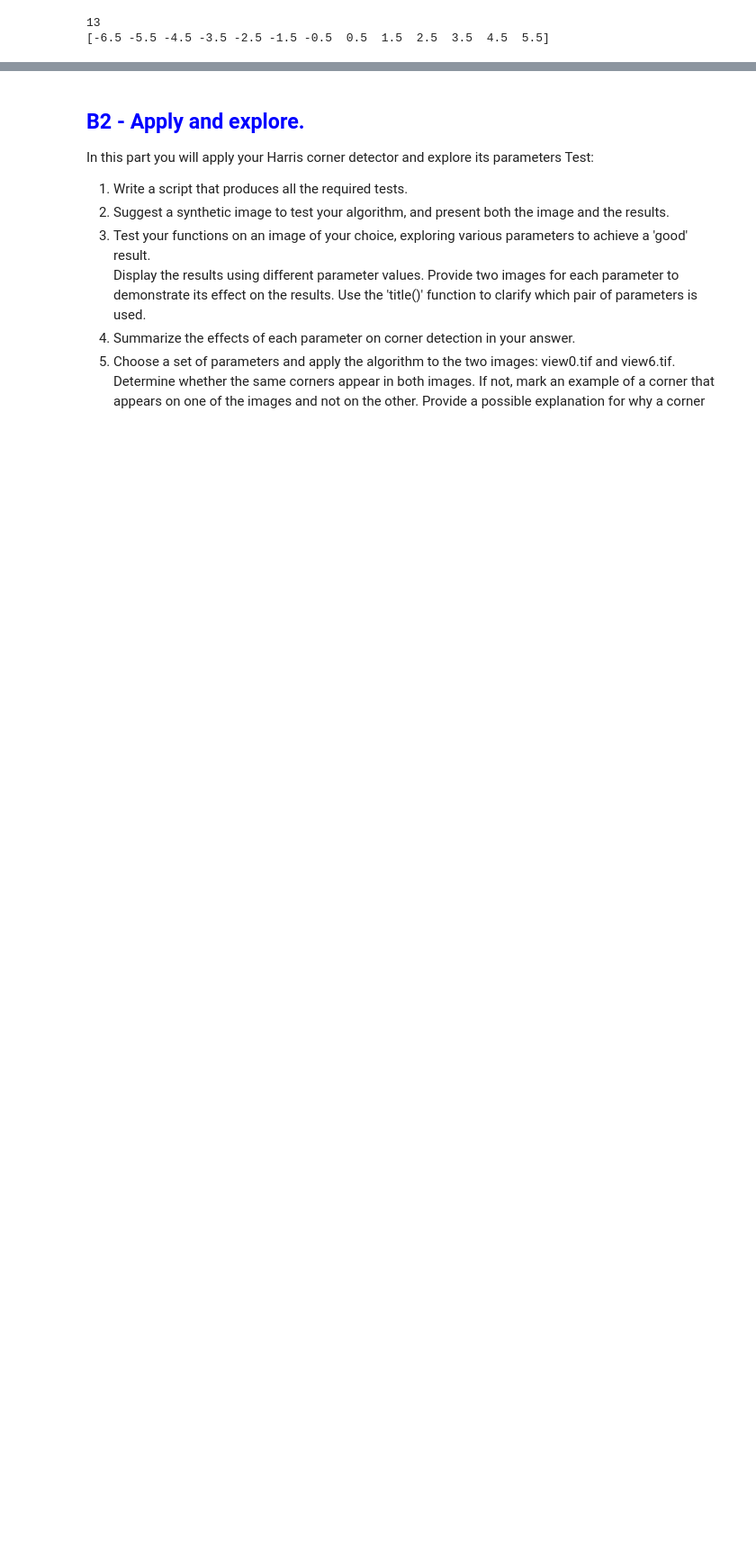
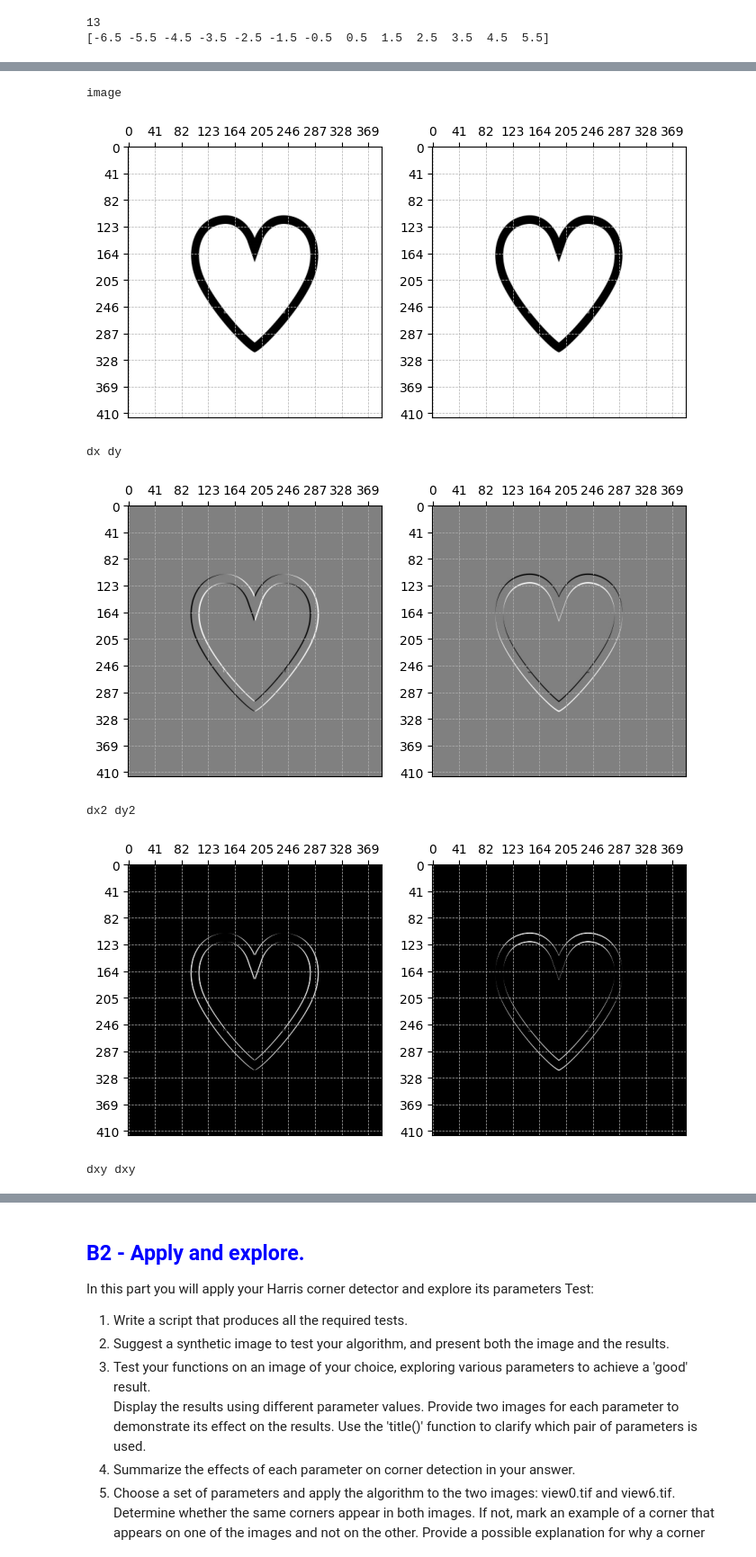
Before and after one commit to haeshed/classic-computer-vision, a Jupyter notebook: Ex1-updated/EX1-updated-1_test.ipynb, the cells around one changed output, grey strips where cells are left out. Shown at 90% size. Drawn from its saved outputs; the diff is of its cells as text; code cells hidden in the pictures; blank space fills up the shorter version.

```diff
--- a/Ex1-updated/EX1-updated-1_test.ipynb
+++ b/Ex1-updated/EX1-updated-1_test.ipynb
@@ -465,62 +699,77 @@ def my_harris(img_dir,window_size,k,threshold):
 
     img = cv2.imread(img_dir)
     gray = cv2.cvtColor(img,cv2.COLOR_BGR2GRAY)
+    print("image")
+    show2Images(gray, gray)
+    img_gaussian = cv2.GaussianBlur(100,(3,3),0)
 
-    img_gaussian = cv2.GaussianBlur(gray,(3,3),0)
-
-    # Check if the image is exists
-    if img is None:
-        print('Invalid image:' + img_dir)
-        return None
-    else:
-        print('Image successfully read...')
 
     height = img.shape[0]   #.shape[0] outputs height
     width = img.shape[1]    #.shape[1] outputs width .shape[2] outputs color channels of image
     matrix_R = np.zeros((height,width))
 
+
     #   Step 1 - Calculate the x e y image derivatives (dx e dy)
     dx = cv2.Sobel(img_gaussian, cv2.CV_64F, 1, 0, ksize=3)
     dy = cv2.Sobel(img_gaussian, cv2.CV_64F, 0, 1, ksize=3)
-    # dy, dx = np.gradient(gray)
+    dy, dx = np.gradient(gray)
+    # with np.printoptions(threshold=np.inf): print("test: \n",dx)
+    # plot3d(dy)
+    print("dx dy")
+    show2Images(dx, dy)
 
     #   Step 2 - Calculate product and second derivatives (dx2, dy2 e dxy)
     dx2=np.square(dx)
     dy2=np.square(dy)
     dxy=dx*dy
-
+    print("dx2 dy2")
+    show2Images(dx2,dy2)
+    print("dxy dxy")
+    show2Images(dxy,dxy)
     offset = int( window_size / 2 )
     #   Step 3 - Calcular a soma dos produtos das derivadas para cada pixel (Sx2, Sy2 e Sxy)
     print ("Finding Corners...")
     for y in range(offset, height-offset):
         for x in range(offset, width-offset):
             Sx2 = np.sum(dx2[y-offset:y+1+offset, x-offset:x+1+offset])
             Sy2 = np.sum(dy2[y-offset:y+1+offset, x-offset:x+1+offset])
             Sxy = np.sum(dxy[y-offset:y+1+offset, x-offset:x+1+offset])
-
             #   Step 4 - Define the matrix H(x,y)=[[Sx2,Sxy],[Sxy,Sy2]]
             H = np.array([[Sx2,Sxy],[Sxy,Sy2]])
 
             #   Step 5 - Calculate the response function ( R=det(H)-k(Trace(H))^2 )
             det=np.linalg.det(H)
             tr=np.matrix.trace(H)
             R=det-k*(tr**2)
             matrix_R[y-offset, x-offset]=R
 
     #   Step 6 - Apply a threshold
     cv2.normalize(matrix_R, matrix_R, 0, 1, cv2.NORM_MINMAX)
     for y in range(offset, height-offset):
         for x in range(offset, width-offset):
             value=matrix_R[y, x]
             if value>threshold:
                 # cornerList.append([x, y, value])
                 cv2.circle(img,(x,y),3,(0,255,0))
 
     # cv2.imwrite("%s_threshold_%s.png"%(img_dir[5:-4],threshold), img)
     plt.figure("Manually implemented Harris detector")
     plt.imshow(cv2.cvtColor(img, cv2.COLOR_BGR2RGB)), plt.title("Manually implemented Harris detector")
     plt.xticks([]), plt.yticks([])
     plt.savefig('My_harris_detector-thresh_%s.png'%(threshold), bbox_inches='tight')
     plt.show()
 
-my_harris("D:/geekering/harris.jpg", 5, 0.04, 0.30) # Change this path to one that will lead to your image
+
+img = cv2.imread("heart2.jpg")
+# with np.printoptions(threshold=np.inf): print(img)
+
+# showtwoImages(img, img)
+my_harris("heart2.jpg", 5, 0.04, 0.30) # Change this path to one that will lead to your image
+# %% [output]
+image
+[figure, added]
+dx dy
+[figure, added]
+dx2 dy2
+[figure, added]
+dxy dxy
```
Also changed, not shown: parts of 20 cells of this notebook, 20 other files.
